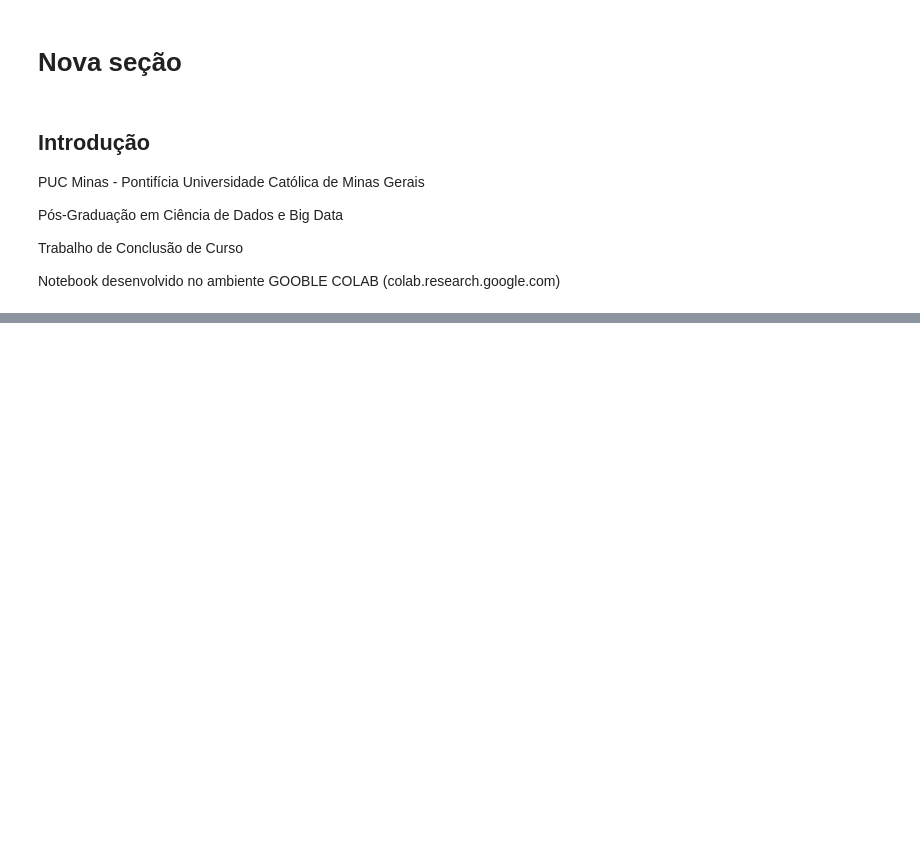
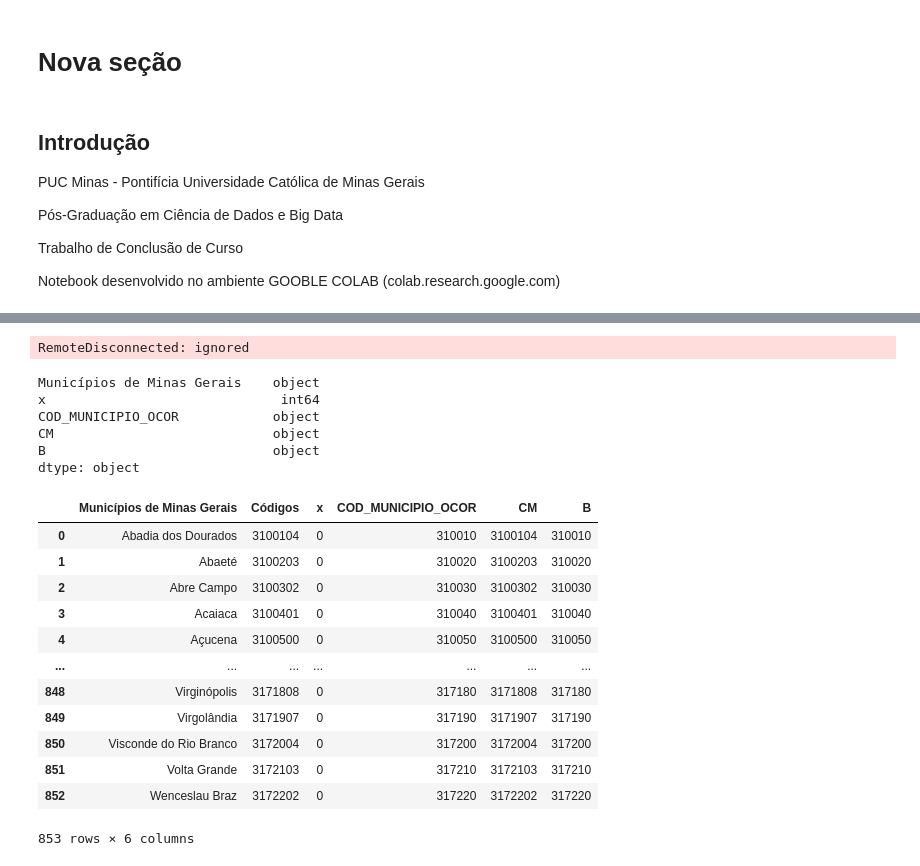
Before and after one commit to drianc/TCC-PUC-MINAS, a Jupyter notebook: TCC_Ciencia_Dados_PUC_Minas.ipynb, the cells around one changed output, grey strips where cells are left out. Drawn from its saved outputs; the diff is of its cells as text; code cells hidden in the pictures; blank space fills up the shorter version.

```diff
--- a/TCC_Ciencia_Dados_PUC_Minas.ipynb
+++ b/TCC_Ciencia_Dados_PUC_Minas.ipynb
@@ -11,18 +11,3 @@ Pós-Graduação em Ciência de Dados e Big Data
 Trabalho de Conclusão de Curso
 
 Notebook desenvolvido no ambiente GOOBLE COLAB (colab.research.google.com)
-# %%
-#import das bibliotecas
-import numpy as np
-import pandas as pd
-import matplotlib.pyplot as plt
-import seaborn as sns
-
-from sklearn.model_selection import train_test_split
-from sklearn import preprocessing
-from sklearn.linear_model import LinearRegression
-
-np.set_printoptions(threshold=None, precision=2)
-pd.set_option('display.max_columns', 500)
-pd.set_option('display.max_rows',500)
-pd.set_option('precision',2)
@@ -30,0 +188,35 @@ pd.set_option('precision',2)
+# %%
+#busca a tabelas tabelas do ibge
+df_ibge = pd.read_html('https://www.ibge.gov.br/explica/codigos-dos-municipios.php#MG')
+len(df_ibge)
+#buscar apenas Estado de Minas Gerais
+df_ibge_mg = df_ibge[13]
+
+df_ibge_mg
+# %% [output]
+RemoteDisconnected: ignored
+# %%
+print(df_ibge_mg.dtypes)
+# %% [output]
+Municípios de Minas Gerais    object
+x                              int64
+COD_MUNICIPIO_OCOR            object
+CM                            object
+B                             object
+dtype: object
+# %%
+df_ibge_mg["COD_MUNICIPIO_OCOR"] = df_ibge_mg["Códigos"].str[0:6]
+# %% [output]
+|  | Municípios de Minas Gerais | Códigos | x | COD_MUNICIPIO_OCOR | CM | B |
+| 0 | Abadia dos Dourados | 3100104 | 0 | 310010 | 3100104 | 310010 |
+| 1 | Abaeté | 3100203 | 0 | 310020 | 3100203 | 310020 |
+| 2 | Abre Campo | 3100302 | 0 | 310030 | 3100302 | 310030 |
+| 3 | Acaiaca | 3100401 | 0 | 310040 | 3100401 | 310040 |
+| 4 | Açucena | 3100500 | 0 | 310050 | 3100500 | 310050 |
+| ... | ... | ... | ... | ... | ... | ... |
+| 848 | Virginópolis | 3171808 | 0 | 317180 | 3171808 | 317180 |
+| 849 | Virgolândia | 3171907 | 0 | 317190 | 3171907 | 317190 |
+| 850 | Visconde do Rio Branco | 3172004 | 0 | 317200 | 3172004 | 317200 |
+| 851 | Volta Grande | 3172103 | 0 | 317210 | 3172103 | 317210 |
+| 852 | Wenceslau Braz | 3172202 | 0 | 317220 | 3172202 | 317220 |
+853 rows × 6 columns
```
Also changed, not shown: parts of 15 cells of this notebook.
